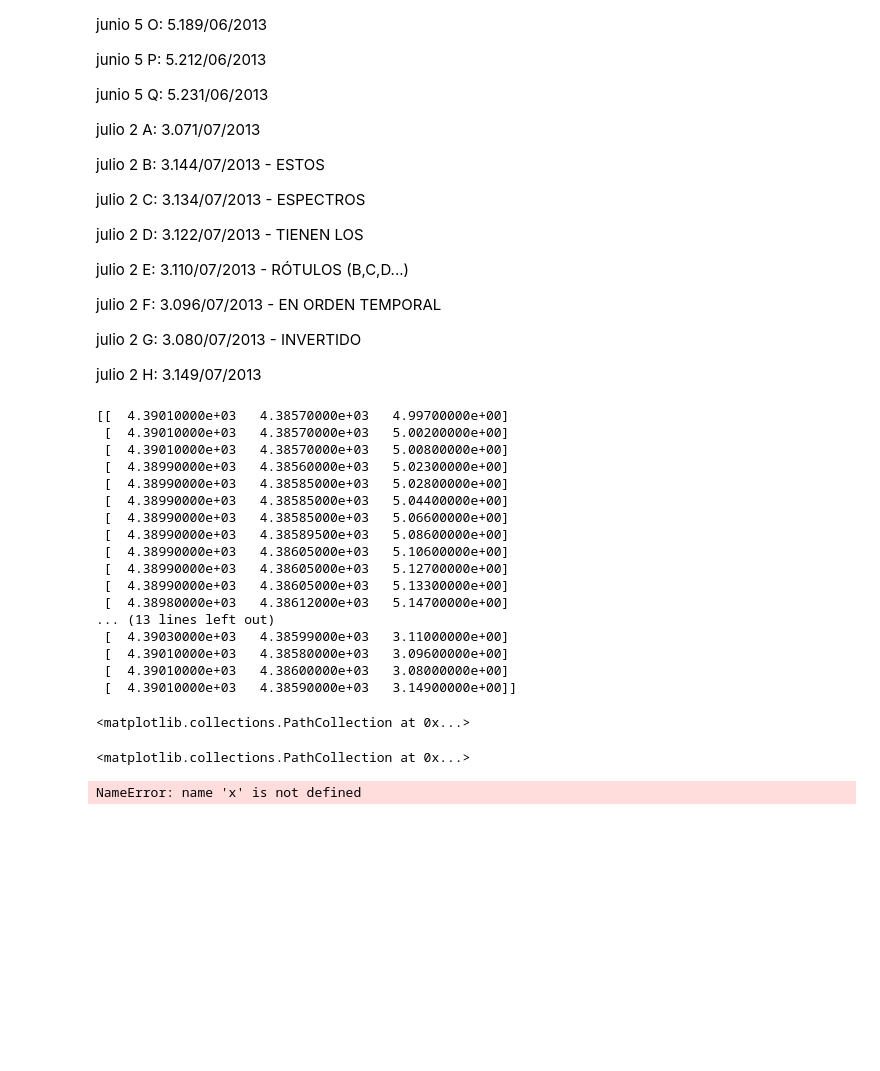
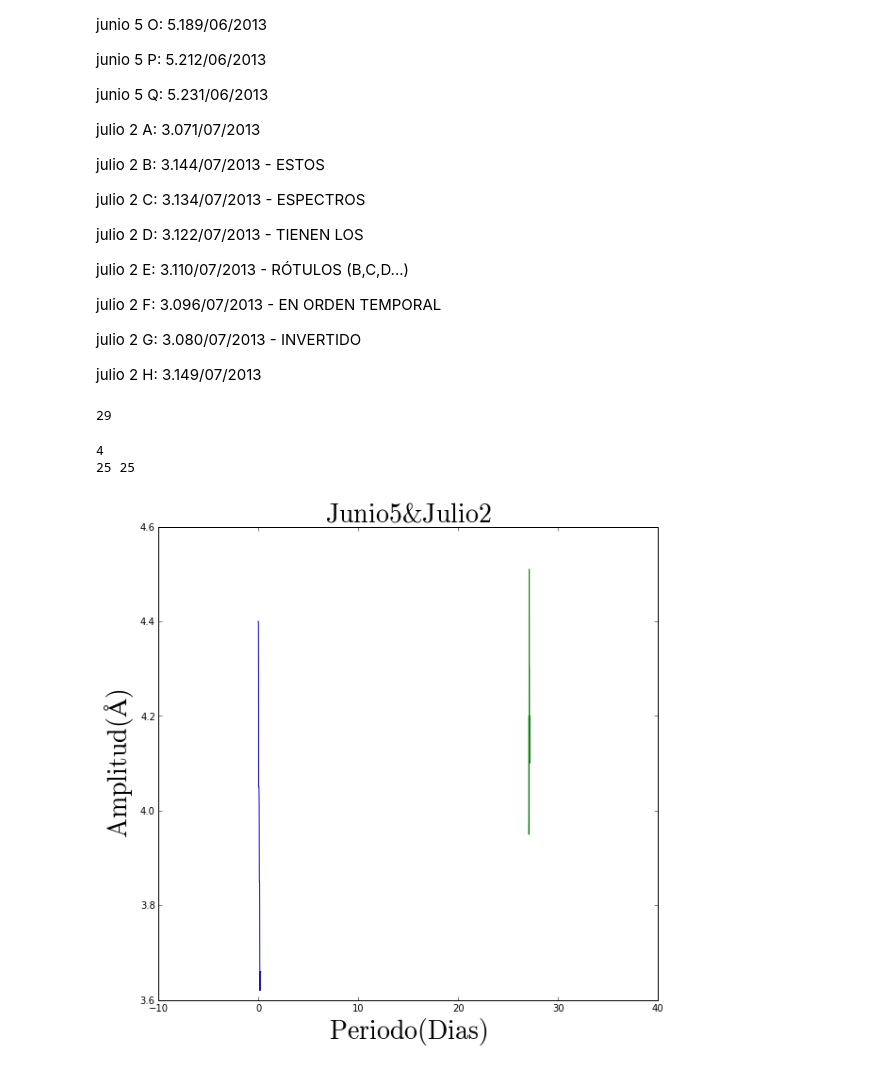
Before and after one commit to jngaravitoc/EpsCra, a Jupyter notebook: Spica.ipynb, the cells around one changed output. Drawn from its saved outputs; the diff is of its cells as text; code cells hidden in the pictures; blank space fills up the shorter version.

```diff
--- a/Spica.ipynb
+++ b/Spica.ipynb
@@ -316,43 +313,10 @@ julio 2 H: 3.149/07/2013
 #time = np.loadtxt('/home/nicolas/Dropbox/github/EpsCra/data/Spica/orden51/peakposition.txt', usecols=(2, 3))
 data = np.loadtxt('/home/nicolas/Dropbox/github/EpsCra/data/Spica/orden51/peakposition.txt', comments='#' ,usecols=(0, 1, 2))
 
-print data
-
 x1 = data[:, 0]
 x2 = data[:, 1]
 t = data[:, 2]
+
+print len(x1)
 # %% [output]
-[[  4.39010000e+03   4.38570000e+03   4.99700000e+00]
- [  4.39010000e+03   4.38570000e+03   5.00200000e+00]
- [  4.39010000e+03   4.38570000e+03   5.00800000e+00]
- [  4.38990000e+03   4.38560000e+03   5.02300000e+00]
- [  4.38990000e+03   4.38585000e+03   5.02800000e+00]
- [  4.38990000e+03   4.38585000e+03   5.04400000e+00]
- [  4.38990000e+03   4.38585000e+03   5.06600000e+00]
- [  4.38990000e+03   4.38589500e+03   5.08600000e+00]
- [  4.38990000e+03   4.38605000e+03   5.10600000e+00]
- [  4.38990000e+03   4.38605000e+03   5.12700000e+00]
- [  4.38990000e+03   4.38605000e+03   5.13300000e+00]
- [  4.38980000e+03   4.38612000e+03   5.14700000e+00]
-... (13 lines left out)
- [  4.39030000e+03   4.38599000e+03   3.11000000e+00]
- [  4.39010000e+03   4.38580000e+03   3.09600000e+00]
- [  4.39010000e+03   4.38600000e+03   3.08000000e+00]
- [  4.39010000e+03   4.38590000e+03   3.14900000e+00]]
+29
-# %%
-X = x1[0:16] - x2[0:16]
-T = t[0:16]
-plt.scatter(T, X)
-# %% [output]
-<matplotlib.collections.PathCollection at 0x...>
-# %%
-X2 = x1[21:28] - x2[21:28]
-T2 = t[21:28] + 2.0
-plt.scatter(T2, X2, c = 'r')
-plt.scatter(T, X)
-# %% [output]
-<matplotlib.collections.PathCollection at 0x...>
-# %%
-plt.scatter(t, x)
-# %% [output]
-NameError: name 'x' is not defined
@@ -360,0 +323,31 @@ np.loadtxt?
+# %%
+z = np.where(t<3.2)
+tjulio2 = t[z] - 3 + 27
+z2 = np.where((t<5.3)&(t>4.8))
+tjunio5 = t[z2] - 4.997
+z3 = np.where((t>10))
+tjunio21 = t[z3]
+print len(tjunio21)
+X = x1 - x2
+Xjunio5 = X[0:17]
+Xjunio21 = X[17:21]
+Xjulio2 = X[21:29]
+Xt = [Xd[0], Xd[1], Xd[2], Xd[3], Xd[4], Xd[5], Xd[6], Xd[7], Xd[8] ,Xd[9], Xd[10] , Xd[11], Xd[12],Xd[13], Xd[14], Xd[15], Xd[16],Xe[0], Xe[1],Xe[2], Xe[3], Xe[4], Xe[5], Xe[6], Xe[7]]
+print len(T), len(Xt)
+
+#plt.scatter(Julio2, Xe)
+#plt.scatter(junio5, Xd)
+#plt.plot(tjunio5, Xjunio
+
+figure(num=None, figsize=(9.5, 9))
+plt.plot(tjunio5, Xjunio5)
+plt.plot(tjulio2, Xjulio2)
+plt.xlim([-10, 40])
+plt.xlabel('$\mathrm{Periodo(Dias)}$', fontsize=28)
+plt.ylabel('$\mathrm{Amplitud(\AA)}$', fontsize=28)
+plt.title('$\mathrm{Junio5&Julio2}$', fontsize = 28)
+savefig('Periodo.png')
+# %% [output]
+4
+25 25
+[figure, added]
```
Also changed, not shown: parts of 5 cells of this notebook.
